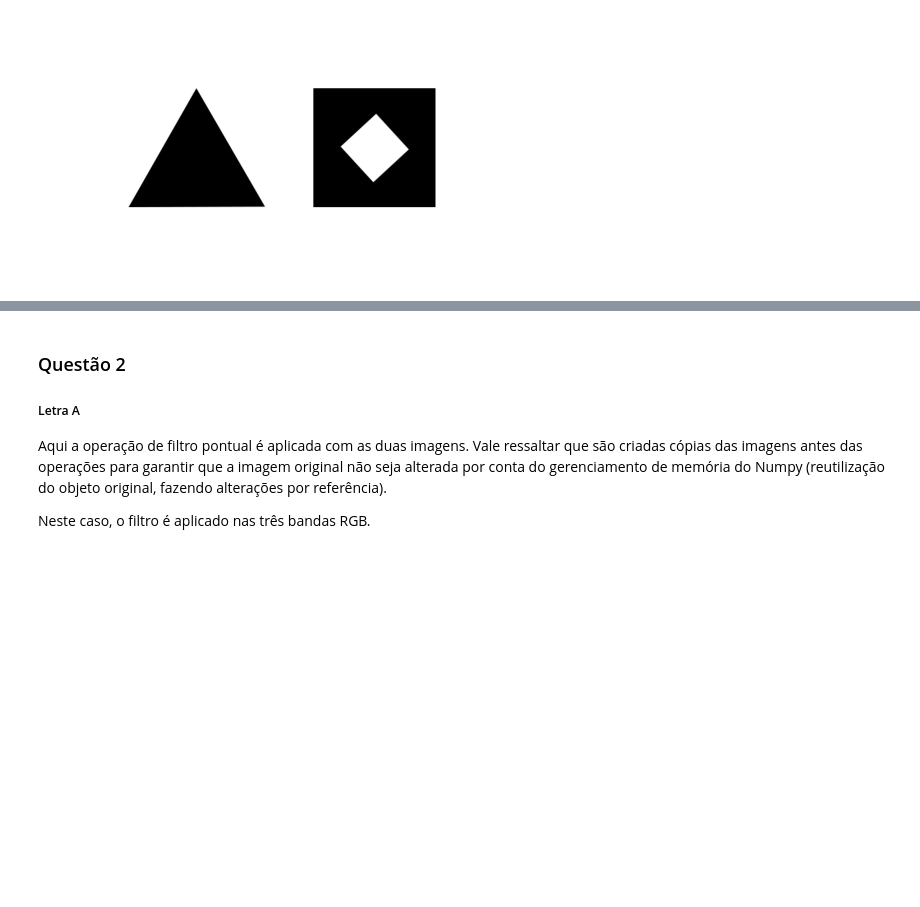
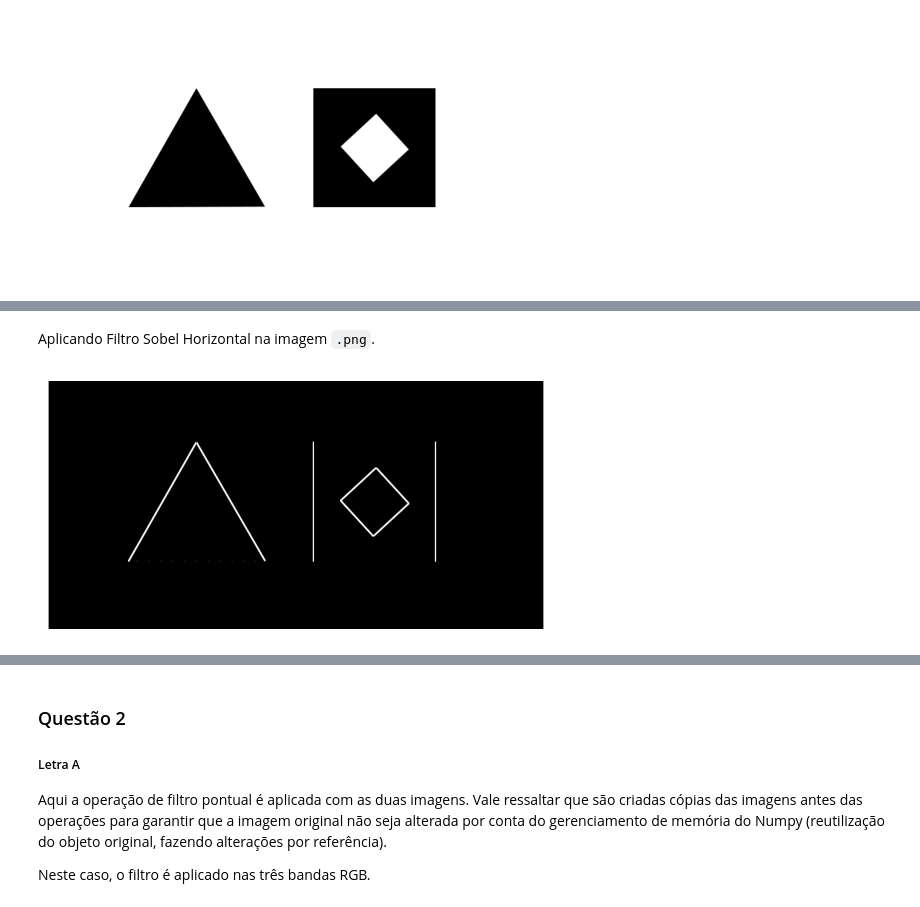
Before and after one commit to BarrosLucas/PracticeHomework, a Jupyter notebook: pdi.ipynb, the cells around one changed output, grey strips where cells are left out. Cells and saved outputs as stored; diff of their text form; code cells hidden in the pictures; blank space fills up the shorter version.

```diff
--- a/pdi.ipynb
+++ b/pdi.ipynb
@@ -352,0 +363,11 @@ Aplicando Filtro na imagem `.tif`.
+# %% [markdown]
+Aplicando Filtro Sobel Horizontal na imagem `.png`.
+# %%
+m, n, offset, mask = load_mask("filters/filtroSobelHorizontal1.txt")
+
+imgToShow = expand_histogram(applying_local_filter(mask, m, n, offset, imgPng.copy()))
+
+display_image(imgToShow)
+save_image(imgToShow, "results\qt1\imgPNG-SobelHorizontal.png")
+# %% [output]
+[figure, added]
```
Also changed, not shown: parts of 13 cells of this notebook, 1 other file.
